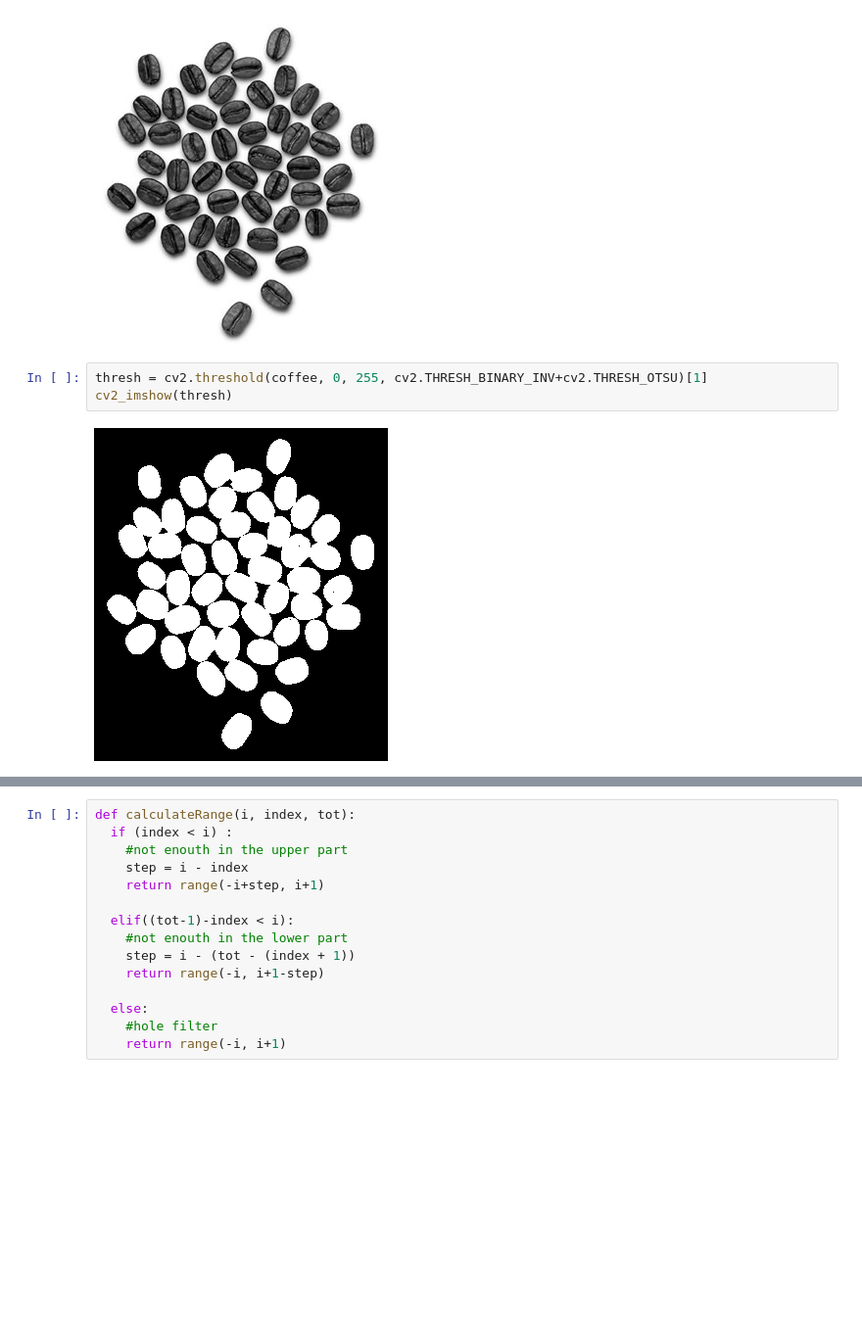
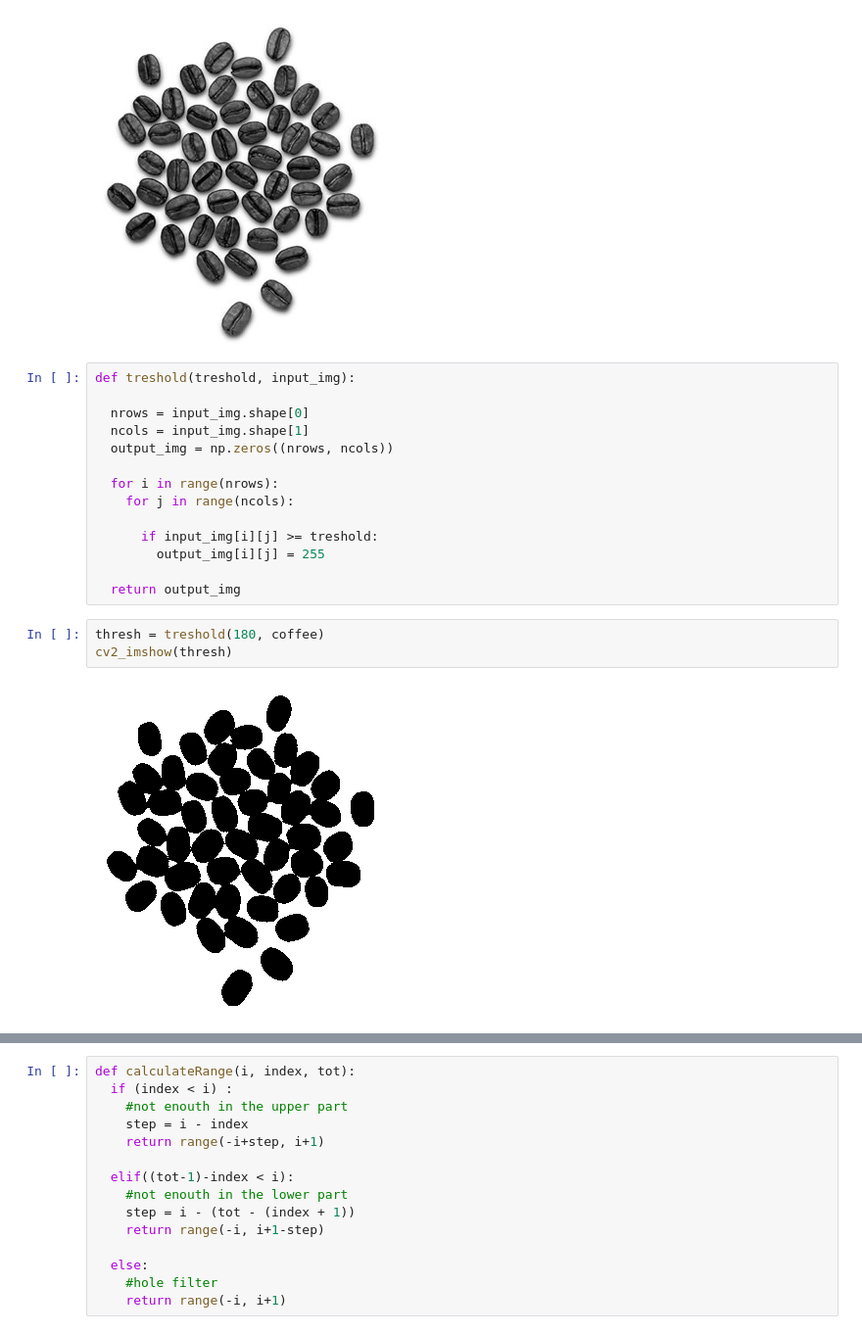
Before and after one commit to sofiamartellozzo/Image_Analysis, a Jupyter notebook: Ex_segmentation/Ex2_coffe.ipynb, the cells around one changed output, grey strips where cells are left out. Shown at 98% size. Drawn from its saved outputs; the diff is of its cells as text; blank space fills up the shorter version.

```diff
--- a/Ex_segmentation/Ex2_coffe.ipynb
+++ b/Ex_segmentation/Ex2_coffe.ipynb
@@ -16,8 +19,22 @@ coffee = cv2.imread("/content/drive/MyDrive/Image Analysis/Ex_segment/coffee_gra
 cv2_imshow(coffee)
 # %% [output]
 [figure]
-# %%
-thresh = cv2.threshold(coffee, 0, 255, cv2.THRESH_BINARY_INV+cv2.THRESH_OTSU)[1]
-cv2_imshow(thresh)
-# %% [output]
-[figure, removed]
+# %%
+def treshold(treshold, input_img):
+
+  nrows = input_img.shape[0]
+  ncols = input_img.shape[1]
+  output_img = np.zeros((nrows, ncols))
+
+  for i in range(nrows):
+    for j in range(ncols):
+
+      if input_img[i][j] >= treshold:
+        output_img[i][j] = 255
+
+  return output_img
+# %%
+thresh = treshold(180, coffee)
+cv2_imshow(thresh)
+# %% [output]
+[figure, added]
```
Also changed, not shown: parts of 17 cells of this notebook, 2 other files.
